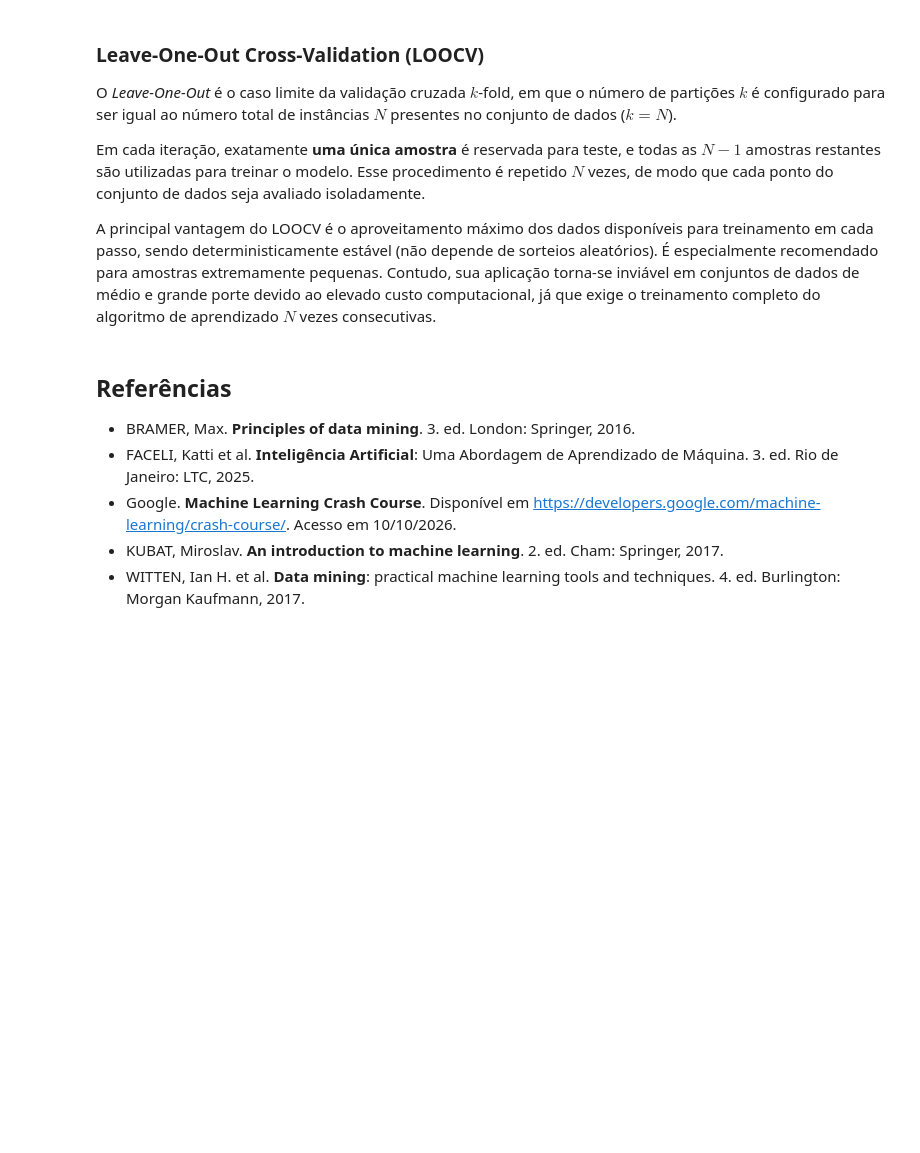
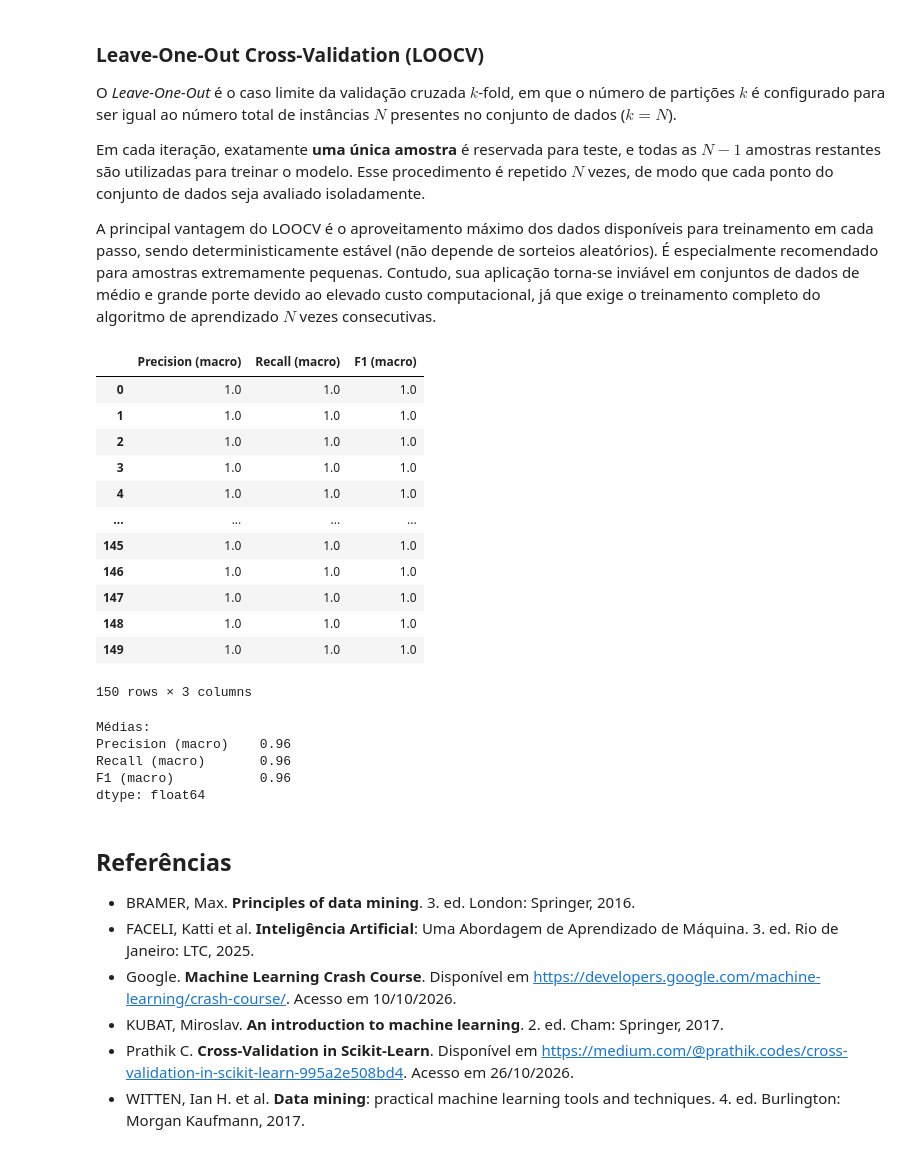
Before and after one commit to alexlimatds/esp_introducao_am, a Jupyter notebook: 06_avaliacao_de_modelos_de_classificacao.ipynb, the cells around one changed output. Cells and saved outputs as stored; diff of their text form; code cells hidden in the pictures; blank space fills up the shorter version.

```diff
--- a/06_avaliacao_de_modelos_de_classificacao.ipynb
+++ b/06_avaliacao_de_modelos_de_classificacao.ipynb
@@ -210,10 +334,50 @@ O *Leave-One-Out* é o caso limite da validação cruzada $k$-fold, em que o nú
 Em cada iteração, exatamente **uma única amostra** é reservada para teste, e todas as $N-1$ amostras restantes são utilizadas para treinar o modelo. Esse procedimento é repetido $N$ vezes, de modo que cada ponto do conjunto de dados seja avaliado isoladamente.
 
 A principal vantagem do LOOCV é o aproveitamento máximo dos dados disponíveis para treinamento em cada passo, sendo deterministicamente estável (não depende de sorteios aleatórios). É especialmente recomendado para amostras extremamente pequenas. Contudo, sua aplicação torna-se inviável em conjuntos de dados de médio e grande porte devido ao elevado custo computacional, já que exige o treinamento completo do algoritmo de aprendizado $N$ vezes consecutivas.
+# %%
+# Para o Levae-one-out usamos LeaveOneOut
+from sklearn.model_selection import LeaveOneOut
+
+classificador = KNeighborsClassifier(n_neighbors=3)
+loo = LeaveOneOut()
+scores = []
+for train_idx, test_idx in loo.split(iris.data):  # a função split retorna os índices aos invés das instâncias
+    classificador.fit(iris.data[train_idx], iris.target[train_idx])
+    y_pred = classificador.predict(iris.data[test_idx])
+    y_val = iris.target[test_idx]
+    p_macro, r_macro, f_macro, _ = precision_recall_fscore_support(y_val, y_pred, average='macro')
+    scores.append([p_macro, r_macro, f_macro])
+
+scores = np.array(scores)
+
+results_df = pd.DataFrame(scores, columns=['Precision (macro)', 'Recall (macro)', 'F1 (macro)'])
+display(results_df)
+print("\nMédias:")
+print(results_df.mean())
+# %% [output]
+|  | Precision (macro) | Recall (macro) | F1 (macro) |
+| 0 | 1.0 | 1.0 | 1.0 |
+| 1 | 1.0 | 1.0 | 1.0 |
+| 2 | 1.0 | 1.0 | 1.0 |
+| 3 | 1.0 | 1.0 | 1.0 |
+| 4 | 1.0 | 1.0 | 1.0 |
+| ... | ... | ... | ... |
+| 145 | 1.0 | 1.0 | 1.0 |
+| 146 | 1.0 | 1.0 | 1.0 |
+| 147 | 1.0 | 1.0 | 1.0 |
+| 148 | 1.0 | 1.0 | 1.0 |
+| 149 | 1.0 | 1.0 | 1.0 |
+150 rows × 3 columns
+Médias:
+Precision (macro)    0.96
+Recall (macro)       0.96
+F1 (macro)           0.96
+dtype: float64
 # %% [markdown]
 ## Referências
 - BRAMER, Max. **Principles of data mining**. 3. ed. London: Springer, 2016.
 - FACELI, Katti et al. **Inteligência Artificial**: Uma Abordagem de Aprendizado de Máquina. 3. ed. Rio de Janeiro: LTC, 2025.
 - Google. **Machine Learning Crash Course**. Disponível em https://developers.google.com/machine-learning/crash-course/. Acesso em 10/10/2026.
 - KUBAT, Miroslav. **An introduction to machine learning**. 2. ed. Cham: Springer, 2017.
+- Prathik C. **Cross-Validation in Scikit-Learn**. Disponível em <https://medium.com/@prathik.codes/cross-validation-in-scikit-learn-995a2e508bd4>. Acesso em 26/10/2026.
 - WITTEN, Ian H. et al. **Data mining**: practical machine learning tools and techniques. 4. ed. Burlington: Morgan Kaufmann, 2017.
```
Also changed, not shown: parts of 5 cells of this notebook.
